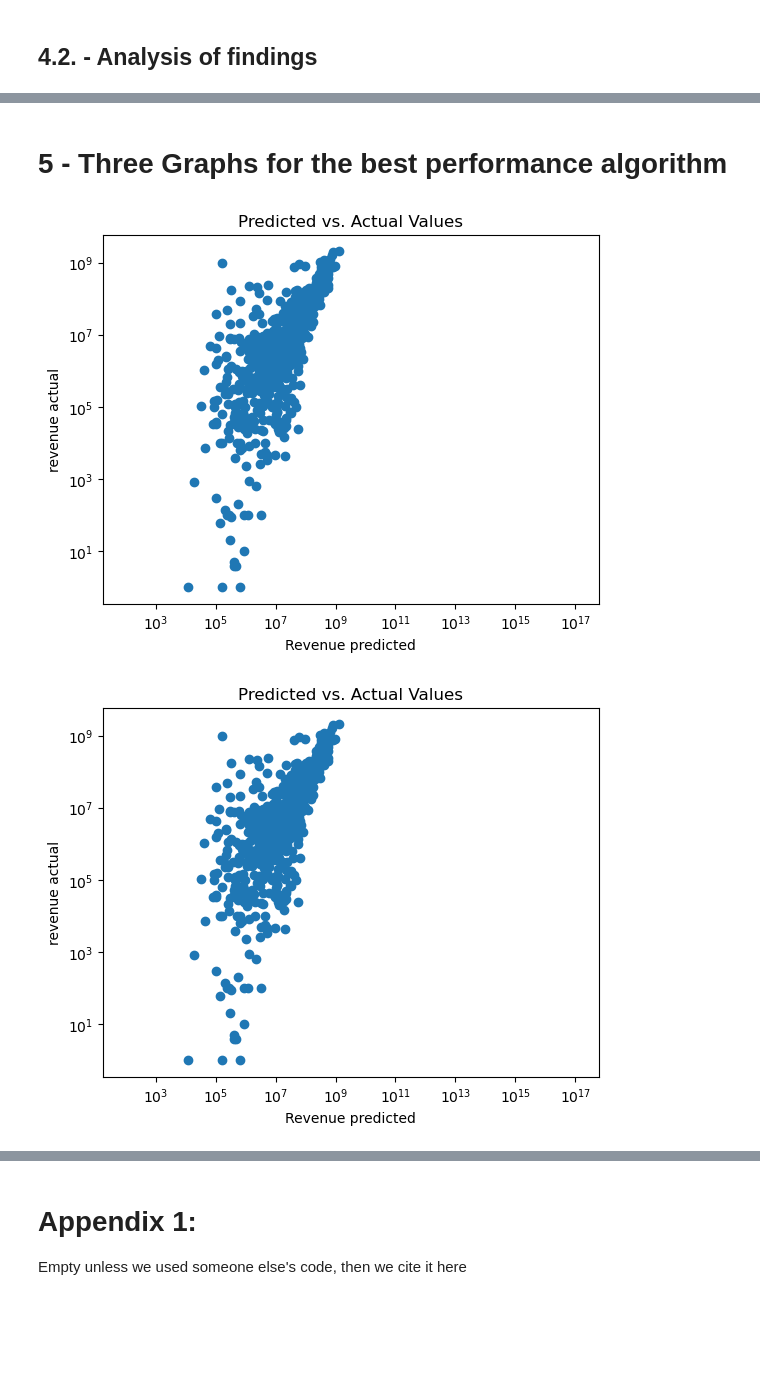
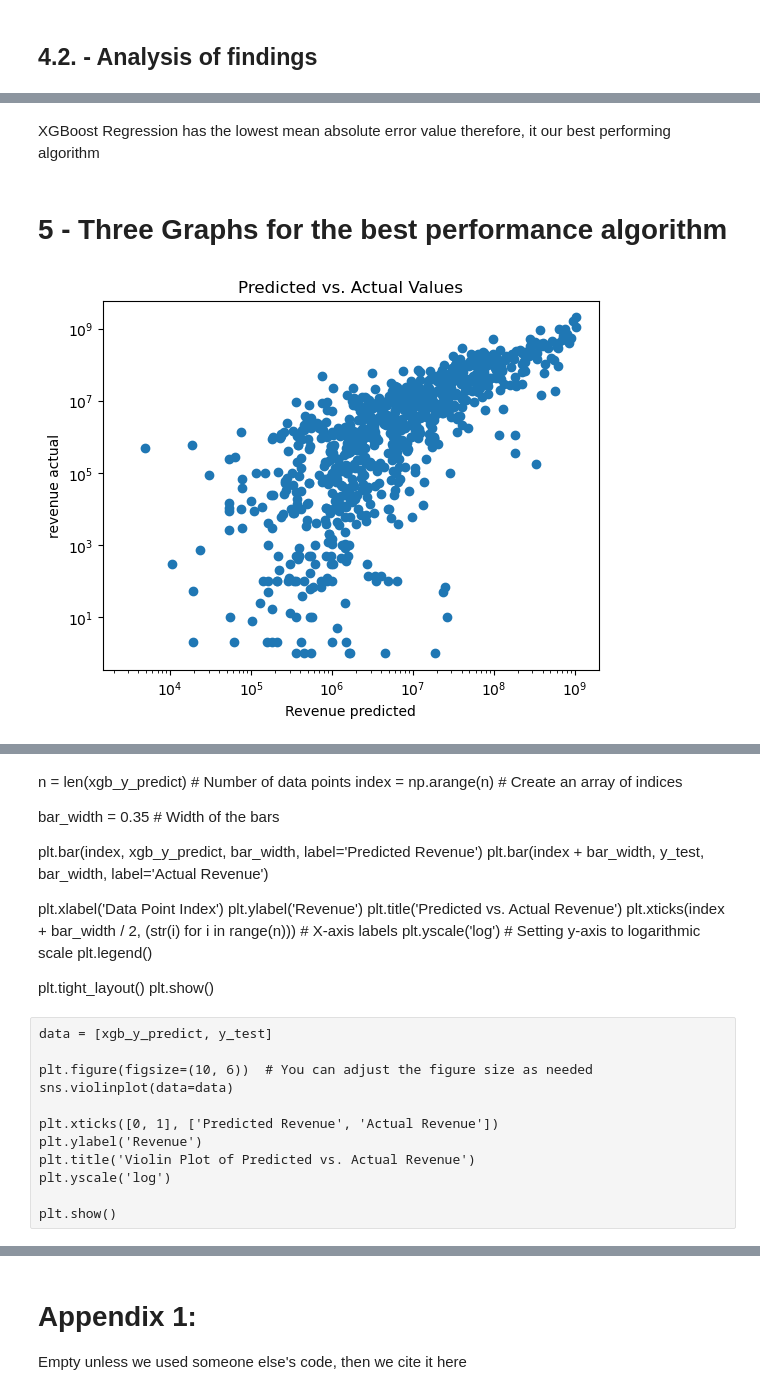
Before and after one commit to Jayant1Varma/Movie-Box-Office-predictor, a Jupyter notebook: Movie-revenue_predictor.ipynb, the cells around one changed output, grey strips where cells are left out. Cells and saved outputs as stored; diff of their text form; code cells hidden in the pictures; blank space fills up the shorter version.

```diff
--- a/Movie-revenue_predictor.ipynb
+++ b/Movie-revenue_predictor.ipynb
@@ -112,7 +112,5 @@ mask = (movies['release_date'] >= '2015-01-01') & (movies['release_date'] <= '20
 # Apply the mask to filter rows
 movies = movies[mask]
 
-# movies=movies[:100000]
-
-# # Sort the DataFrame based on 'release_date'
-# movies = movies.sort_values(by='release_date', ascending=False)
+# Sort the DataFrame based on 'release_date'
+movies = movies.sort_values(by='release_date', ascending=False)
@@ -135,3 +119,12 @@ movies
+# %%
+
+mask=(movies['revenue']!=0)
+df1=movies[mask]
+
+mask=(movies['revenue']==0)
+df2=movies[mask].sample(n=len(df1),random_state=42)
+
+movies=pd.concat((df1,df2))
 # %% [markdown]
 #### Use head() to look at the first 5 rows
 # %%
@@ -703,29 +651,14 @@ Ridge Regression: 1516621.2593853811
+# %% [markdown]
+XGBoost Regression has the lowest mean absolute error value therefore, it our best performing algorithm
 # %% [markdown]
 # 5 - Three Graphs for the best performance algorithm
 # %%
-plt.scatter(lr_y_predict, y_test)  # y is your actual target values
+plt.scatter(xgb_y_predict, y_test)  # y is your actual target values
 plt.xlabel("Revenue predicted")
 plt.ylabel("revenue actual")
 plt.title("Predicted vs. Actual Values")
 plt.xscale('log')
 plt.yscale('log')
 plt.show()
-
-plt.scatter(lr_y_predict, y_test)  # y is your actual target values
-plt.xlabel("Revenue predicted")
-plt.ylabel("revenue actual")
-plt.title("Predicted vs. Actual Values")
-plt.xscale('log')
-plt.yscale('log')
-plt.show()
-
-plt.scatter(lr_y_predict, y_test)  # y is your actual target values
-plt.xlabel("Revenue predicted")
-plt.ylabel("revenue actual")
-plt.title("Predicted vs. Actual Values")
-plt.xscale('log')
-plt.yscale('log')
-plt.show()
 # %% [output]
-[figure, old version]
+[figure, new version]
-[figure, removed]
@@ -733 +665,31 @@ plt.show()
+# %% [markdown]
+n = len(xgb_y_predict)  # Number of data points
+index = np.arange(n)  # Create an array of indices
+
+bar_width = 0.35  # Width of the bars
+
+plt.bar(index, xgb_y_predict, bar_width, label='Predicted Revenue')
+plt.bar(index + bar_width, y_test, bar_width, label='Actual Revenue')
+
+plt.xlabel('Data Point Index')
+plt.ylabel('Revenue')
+plt.title('Predicted vs. Actual Revenue')
+plt.xticks(index + bar_width / 2, (str(i) for i in range(n)))  # X-axis labels
+plt.yscale('log')  # Setting y-axis to logarithmic scale
+plt.legend()
+
+plt.tight_layout()
+plt.show()
+# %% [raw]
+data = [xgb_y_predict, y_test]
+
+plt.figure(figsize=(10, 6))  # You can adjust the figure size as needed
+sns.violinplot(data=data)
+
+plt.xticks([0, 1], ['Predicted Revenue', 'Actual Revenue'])
+plt.ylabel('Revenue')
+plt.title('Violin Plot of Predicted vs. Actual Revenue')
+plt.yscale('log')
+
+plt.show()
 # %% [markdown]
```
Also changed, not shown: parts of 48 cells of this notebook.
